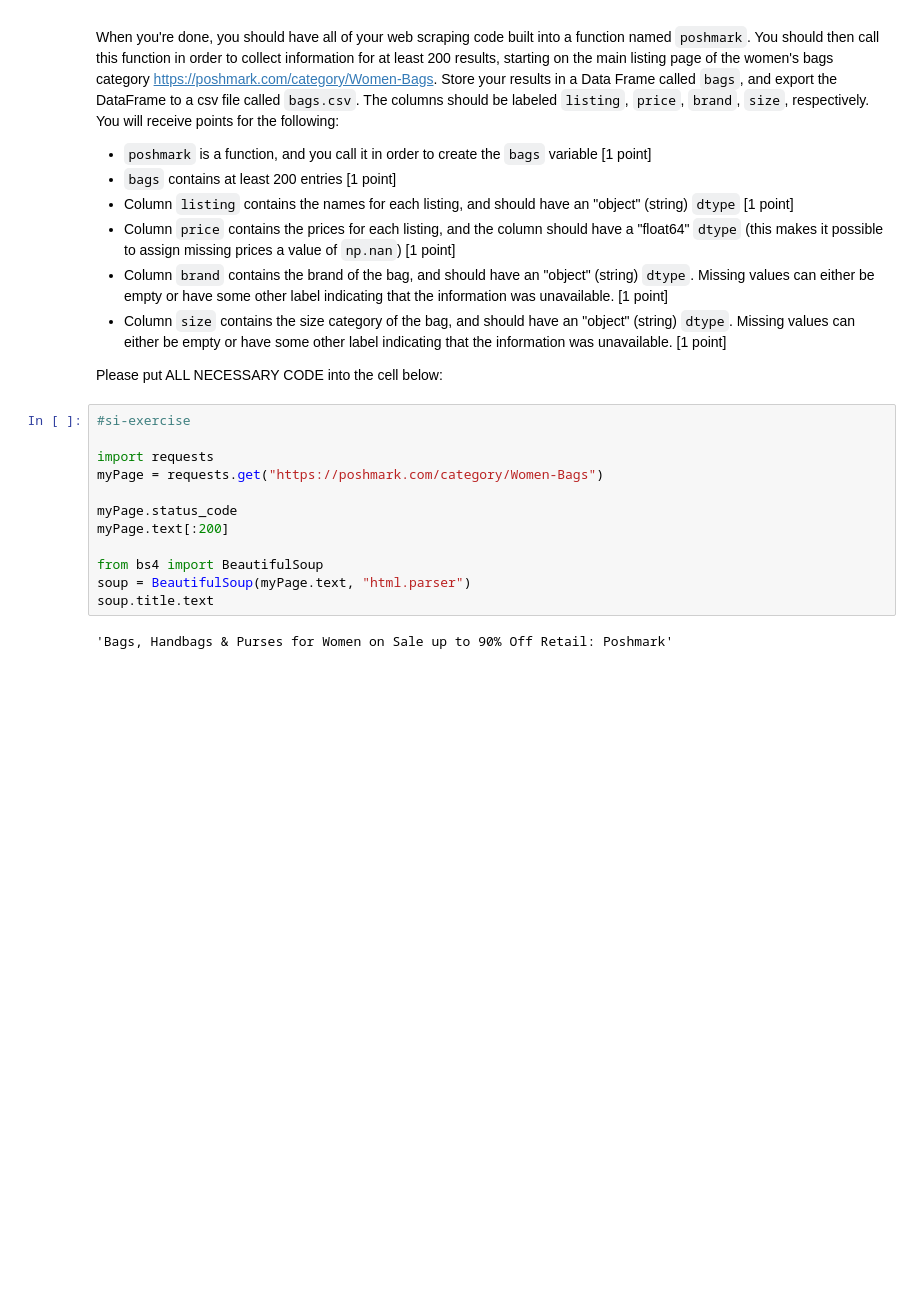
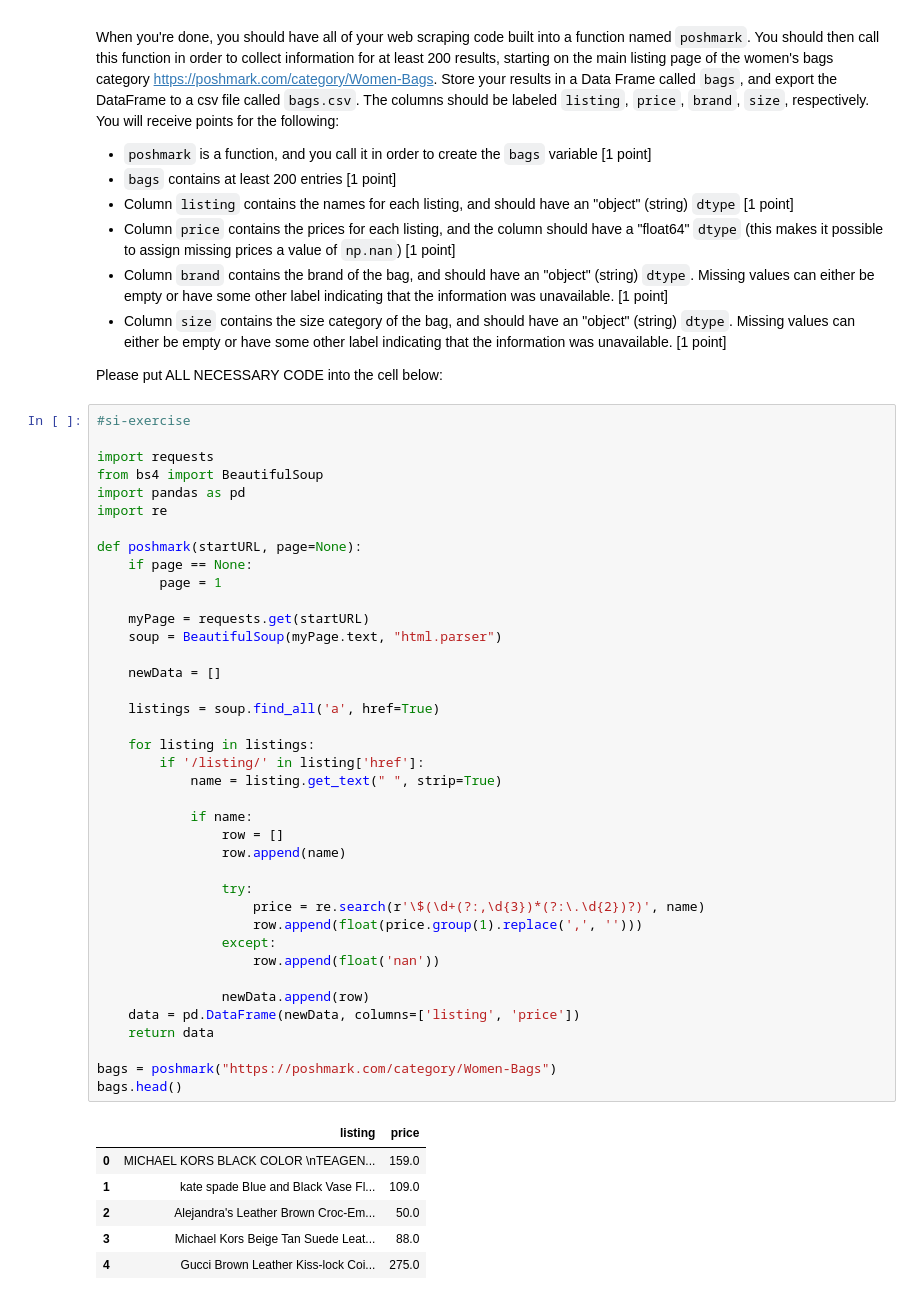
Before and after one commit to hsmith43/econ8320-assignment-07, a Jupyter notebook: Lesson.ipynb, the cells around one changed output. Saved outputs shown, nothing was run; the diff lists cells and outputs as text; blank space fills up the shorter version.

Commit message:
Attempt 2. Added listing names and prices to Poshmark DataFrame

```diff
--- a/Lesson.ipynb
+++ b/Lesson.ipynb
@@ -472,14 +472,46 @@ Please put ALL NECESSARY CODE into the cell below:
 # %%
 #si-exercise
 
 import requests
-myPage = requests.get("https://poshmark.com/category/Women-Bags")
+from bs4 import BeautifulSoup
+import pandas as pd
+import re
 
-myPage.status_code
-myPage.text[:200]
+def poshmark(startURL, page=None):
+    if page == None:
+        page = 1
 
-from bs4 import BeautifulSoup
-soup = BeautifulSoup(myPage.text, "html.parser")
-soup.title.text
+    myPage = requests.get(startURL)
+    soup = BeautifulSoup(myPage.text, "html.parser")
+
+    newData = []
+
+    listings = soup.find_all('a', href=True)
+
+    for listing in listings:
+        if '/listing/' in listing['href']:
+            name = listing.get_text(" ", strip=True)
+
+            if name:
+                row = []
+                row.append(name)
+
+                try:
+                    price = re.search(r'\$(\d+(?:,\d{3})*(?:\.\d{2})?)', name)
+                    row.append(float(price.group(1).replace(',', '')))
+                except:
+                    row.append(float('nan'))
+
+                newData.append(row)
+    data = pd.DataFrame(newData, columns=['listing', 'price'])
+    return data
+
+bags = poshmark("https://poshmark.com/category/Women-Bags")
+bags.head()
 # %% [output]
-'Bags, Handbags & Purses for Women on Sale up to 90% Off Retail: Poshmark'
+|  | listing | price |
+| 0 | MICHAEL KORS BLACK COLOR \nTEAGEN... | 159.0 |
+| 1 | kate spade Blue and Black Vase Fl... | 109.0 |
+| 2 | Alejandra's Leather Brown Croc-Em... | 50.0 |
+| 3 | Michael Kors Beige Tan Suede Leat... | 88.0 |
+| 4 | Gucci Brown Leather Kiss-lock Coi... | 275.0 |
```
